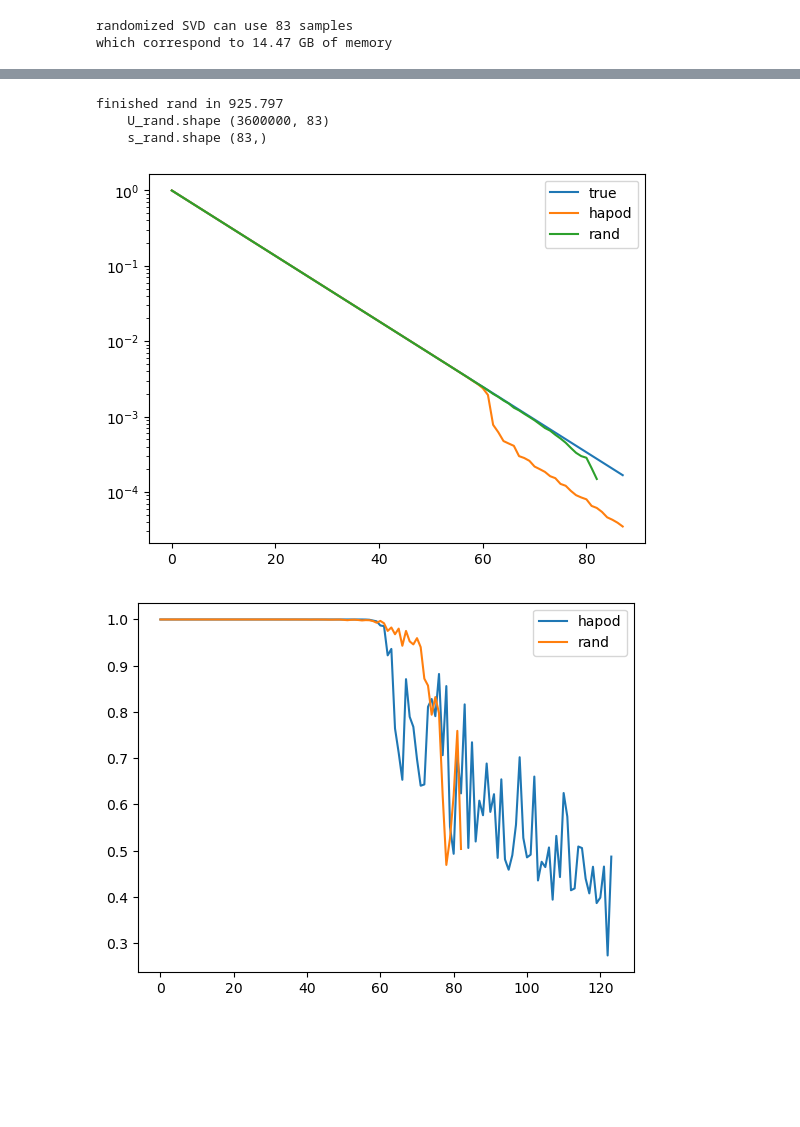
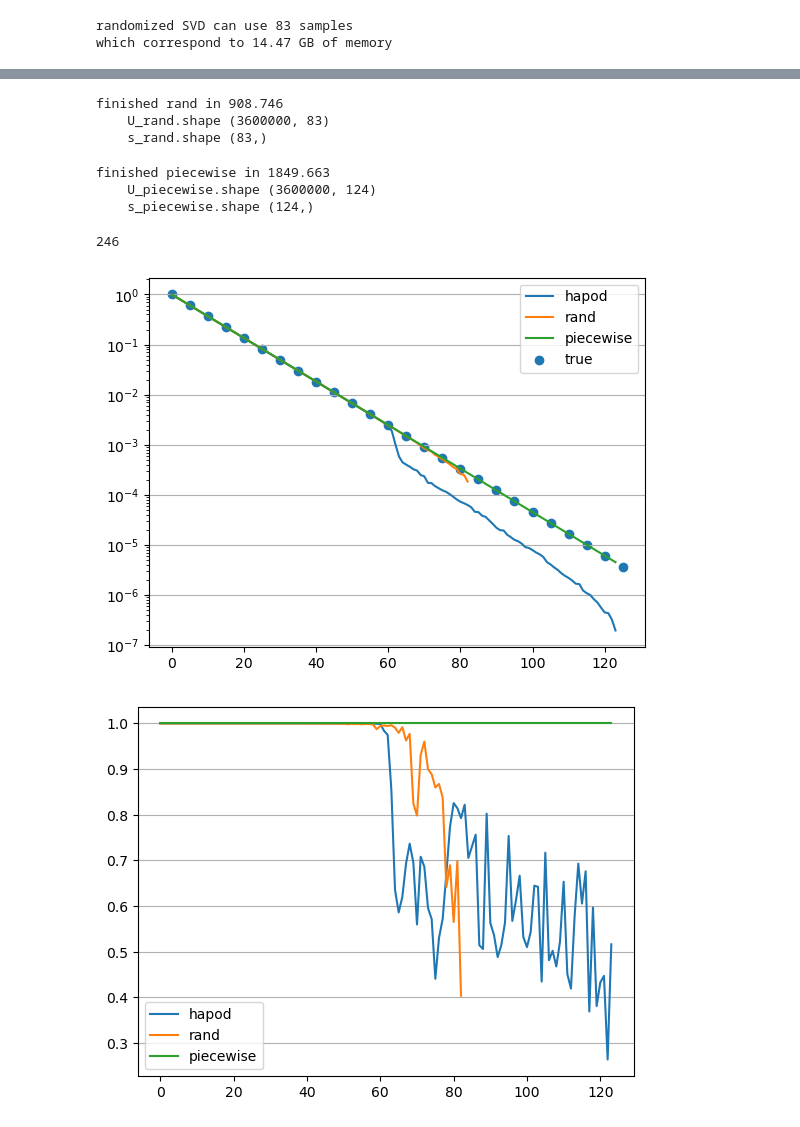
Before and after one commit to lfabris-mhpc/hapod, a Jupyter notebook: tutorials/tutorial_1.ipynb, the cells around one changed output, grey strips where cells are left out. Saved outputs shown, nothing was run; the diff lists cells and outputs as text; code cells hidden in the pictures; blank space fills up the shorter version.

Commit message:
added funcs for piecewise pod, tests, and notebook with results

```diff
--- a/tutorials/tutorial_1.ipynb
+++ b/tutorials/tutorial_1.ipynb
@@ -23,6 +23,7 @@ refresh_snapshots = False
 refresh_chunks = refresh_snapshots or False
 refresh_hapod = refresh_chunks or True
 refresh_rand = refresh_chunks or True
+refresh_piecewise = refresh_chunks or True
 
 n_svd_max_cols = hp.get_max_svd_columns(n_rows,
                                         memory_limit=memory_avail_total - memory_forbidden,
@@ -73,7 +79,7 @@ print(f"simulating a snapshot matrix with size {(n_rows, n_cols)} under {snapsho
 
 if not os.path.isdir(snapshots_dir) or refresh_snapshots:
     print(f"create snapshots under {snapshots_dir}")
-    shutil.rmtree(snapshots_dir)
+    shutil.rmtree(snapshots_dir, ignore_errors=True)
     os.makedirs(snapshots_dir, exist_ok=True)
 
     print(
@@ -108,7 +112,7 @@ print(f"simulating chunks of maximum size {n_rows, n_chunk_max_cols} under {chun
 
 if not os.path.isdir(chunks_dir) or refresh_chunks:
     print(f"create chunks under {chunks_dir}")
-    shutil.rmtree(chunks_dir)
+    shutil.rmtree(chunks_dir, ignore_errors=True)
     os.makedirs(chunks_dir, exist_ok=True)
 
     elapsed_chunks = -time.perf_counter()
@@ -198,6 +199,6 @@ if refresh_rand:
 else:
     s_rand = np.load(os.path.join(work_dir, "s_rand.npy"))
 # %% [output]
-finished rand in 925.797
+finished rand in 908.746
     U_rand.shape (3600000, 83)
     s_rand.shape (83,)
@@ -204,32 +207,79 @@ finished rand in 925.797
+# %%
+if refresh_piecewise:
+    n_cols_piecewise = 2 * n_chunk_max_cols
+    elapsed_piecewise = -time.perf_counter()
+    s_piecewise, V_piecewise = hp.piecewise_sV(chunks_fnames, serializer, eigenvtol=1e-16)
+    s_piecewise = s_piecewise[:n_cols_piecewise]
+    V_piecewise = V_piecewise[:, :n_cols_piecewise]
+
+    U_piecewise = hp.piecewise_U(chunks_fnames,
+                               s_piecewise,
+                               V_piecewise,
+                               serializer)
+    elapsed_piecewise += time.perf_counter()
+
+    print(f"finished piecewise in {elapsed_piecewise:.3f}")
+    print(f"    U_piecewise.shape {U_piecewise.shape}")
+    print(f"    s_piecewise.shape {s_piecewise.shape}")
+
+    np.save(os.path.join(work_dir, "U_piecewise.npy"), U_piecewise)
+    np.save(os.path.join(work_dir, "s_piecewise.npy"), s_piecewise)
+
+    U_piecewise = None
+    del U_piecewise
+else:
+    U_piecewise = np.load(os.path.join(work_dir, "U_piecewise.npy"))
+    s_piecewise = np.load(os.path.join(work_dir, "s_piecewise.npy"))
+# %% [output]
+finished piecewise in 1849.663
+    U_piecewise.shape (3600000, 124)
+    s_piecewise.shape (124,)
+# %%
+gc.collect()
+# %% [output]
+246
 # %%
+#to compare with the fullrank svecs, the "full length" Us need to be truncated
+#the fullrank matrix was (n_cols, n_cols), so only the first n_cols elems are used
+#and the rest of the Us are garbage
+
 fname = os.path.join(work_dir, "U_hapod.npy")
 (_, n_cols_hapod), _ = serializer.peek(fname)
-ortho_hapod = hp.singular_vectors_orthogonality(np.load(fname)[:n_cols],
+ortho_hapod = hp.get_singular_vectors_orthogonality(np.load(fname)[:n_cols],
                                                 U_fullrank[:, :n_cols_hapod])
 
 fname = os.path.join(work_dir, "U_rand.npy")
 (_, n_cols_rand), _ = serializer.peek(fname)
-ortho_rand = hp.singular_vectors_orthogonality(np.load(fname)[:n_cols],
+ortho_rand = hp.get_singular_vectors_orthogonality(np.load(fname)[:n_cols],
                                                 U_fullrank[:, :n_cols_rand])
+
+fname = os.path.join(work_dir, "U_piecewise.npy")
+(_, n_cols_piecewise), _ = serializer.peek(fname)
+ortho_piecewise = hp.get_singular_vectors_orthogonality(np.load(fname)[:n_cols],
+                                                U_fullrank[:, :n_cols_piecewise])
 # %%
-n_ranks = 5 + max(n_randomized_svd_max_cols, n_chunk_max_cols)
+n_ranks = 5 + max(n_randomized_svd_max_cols, n_chunk_max_cols, n_cols_piecewise)
 
-plt.semilogy(s_true[:n_ranks], label="true")
 plt.semilogy(s_hapod[:n_ranks], label="hapod")
 plt.semilogy(s_rand[:n_ranks], label="rand")
+plt.semilogy(s_piecewise[:n_ranks], label="piecewise")
+plt.scatter(np.arange(n_ranks)[::5], s_true[:n_ranks][::5], label="true")
 
 plt.legend()
+plt.grid(axis="y")
 
 plt.show()
 plt.close()
 
 plt.plot(ortho_hapod, label="hapod")
 plt.plot(ortho_rand, label="rand")
+plt.plot(ortho_piecewise, label="piecewise")
 
 plt.legend()
+plt.grid(axis="y")
 
 plt.show()
 plt.close()
 # %% [output]
-[figure, old version]
+[figure, new version]
-[figure, old version]
+[figure, new version]
```
Also changed, not shown: parts of 9 cells of this notebook, 4 other files.
